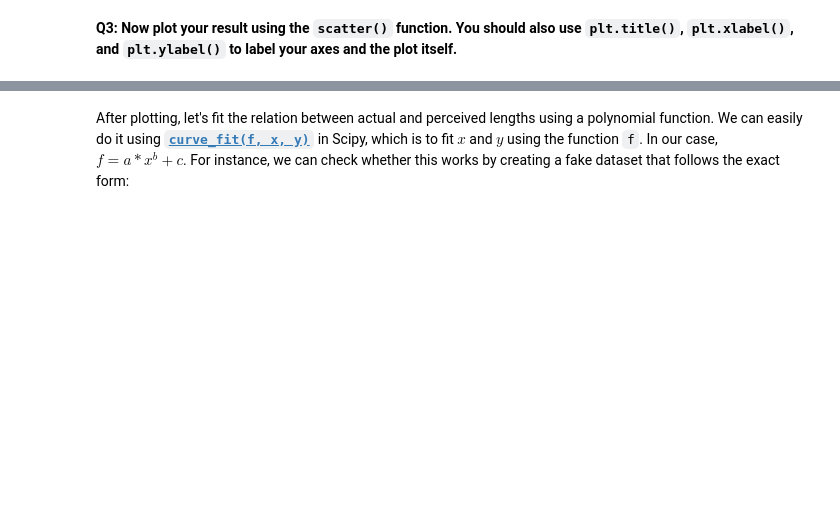
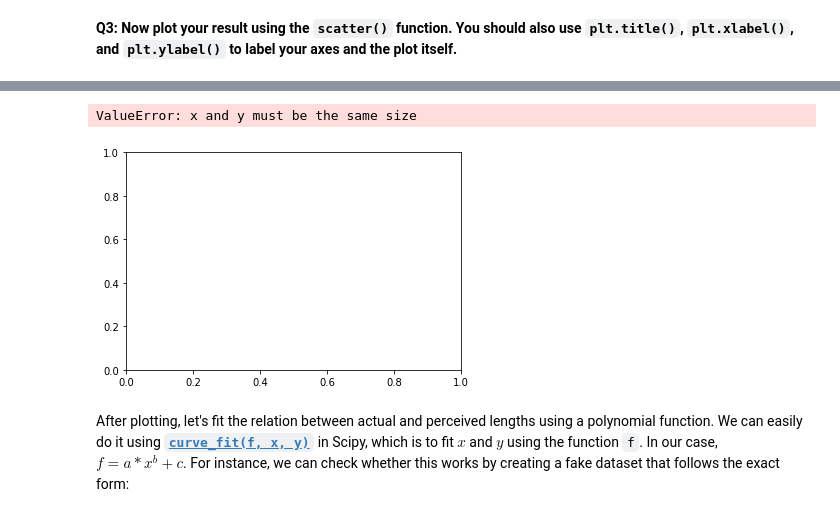
Before and after one commit to berryscottr/DataVisualization, a Jupyter notebook: lab04.ipynb, the cells around one changed output, grey strips where cells are left out. Drawn from its saved outputs; the diff is of its cells as text; code cells hidden in the pictures; blank space fills up the shorter version.

```diff
--- a/lab04.ipynb
+++ b/lab04.ipynb
@@ -234,3 +258,11 @@ Text(0, 0.5, 'Perceived')
+# %%
+plt.scatter(x=actual_length_list, y=perceived_length_list)
+plt.title('Is Steven\'s power law true? (Length)')
+plt.xlabel('Actual')
+plt.ylabel('Perceived')
+# %% [output]
+ValueError: x and y must be the same size
+[figure, added]
 # %% [markdown]
 After plotting, let's fit the relation between actual and perceived lengths using a polynomial function. We can easily do it using [**`curve_fit(f, x, y)`**](http://docs.scipy.org/doc/scipy/reference/generated/scipy.optimize.curve_fit.html) in Scipy, which is to fit $x$ and $y$ using the function `f`. In our case, $f = a*x^b +c$. For instance, we can check whether this works by creating a fake dataset that follows the exact form:
 # %%
```
Also changed, not shown: parts of 23 cells of this notebook.
